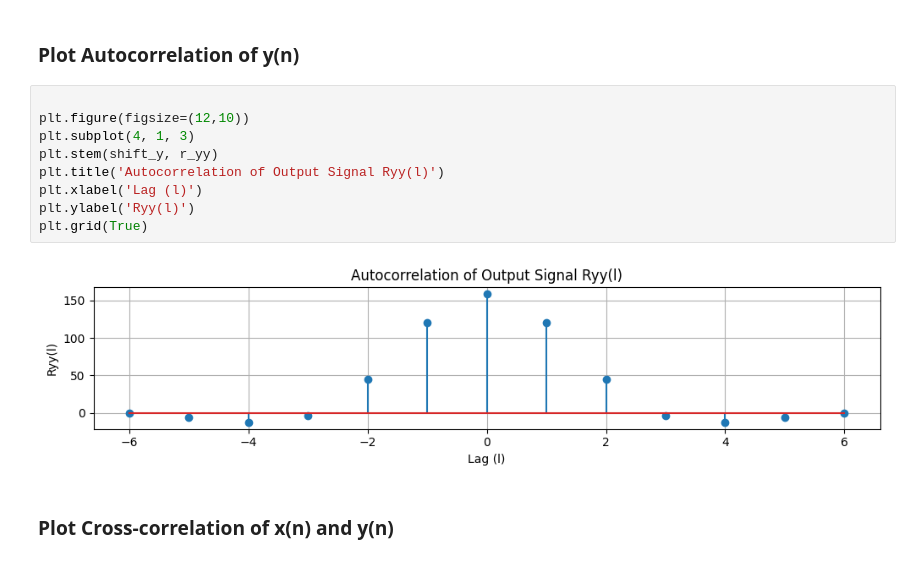
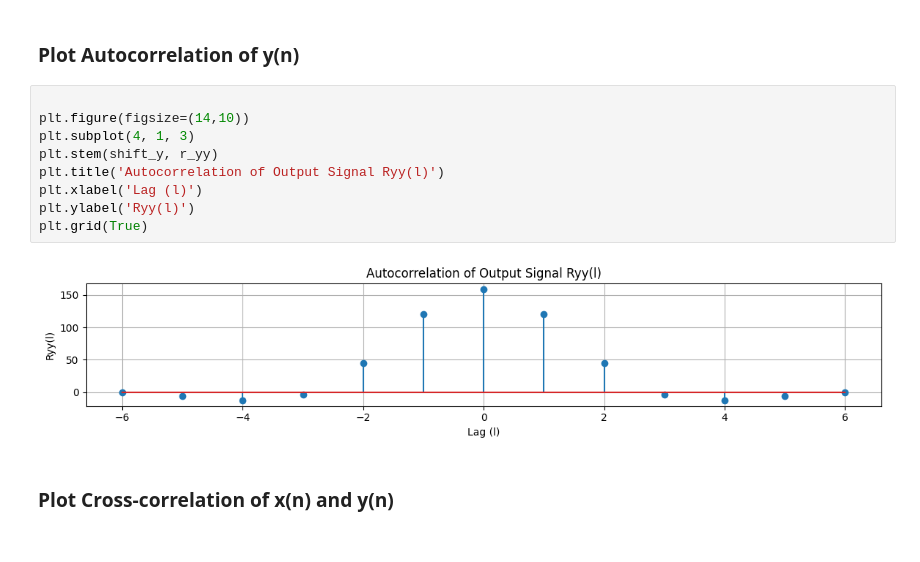
Before and after one commit to raj14428o/digital-signal-processing, a Jupyter notebook: Linear Time-Invariant (LTI) Systems/LTI_Correlation.ipynb, the cells around one changed output. Drawn from its saved outputs; the diff is of its cells as text.

```diff
--- a/Linear Time-Invariant (LTI) Systems/LTI_Correlation.ipynb
+++ b/Linear Time-Invariant (LTI) Systems/LTI_Correlation.ipynb
@@ -93,15 +93,15 @@ plt.grid(True)
 ### Plot Autocorrelation of y(n)
 # %%
 
-plt.figure(figsize=(12,10))
+plt.figure(figsize=(14,10))
 plt.subplot(4, 1, 3)
 plt.stem(shift_y, r_yy)
 plt.title('Autocorrelation of Output Signal Ryy(l)')
 plt.xlabel('Lag (l)')
 plt.ylabel('Ryy(l)')
 plt.grid(True)
 # %% [output]
-[figure, old version]
+[figure, new version]
 # %% [markdown]
 ### Plot Cross-correlation of x(n) and y(n)
 # %%
```
Also changed, not shown: parts of 2 cells of this notebook, 1 other file.
